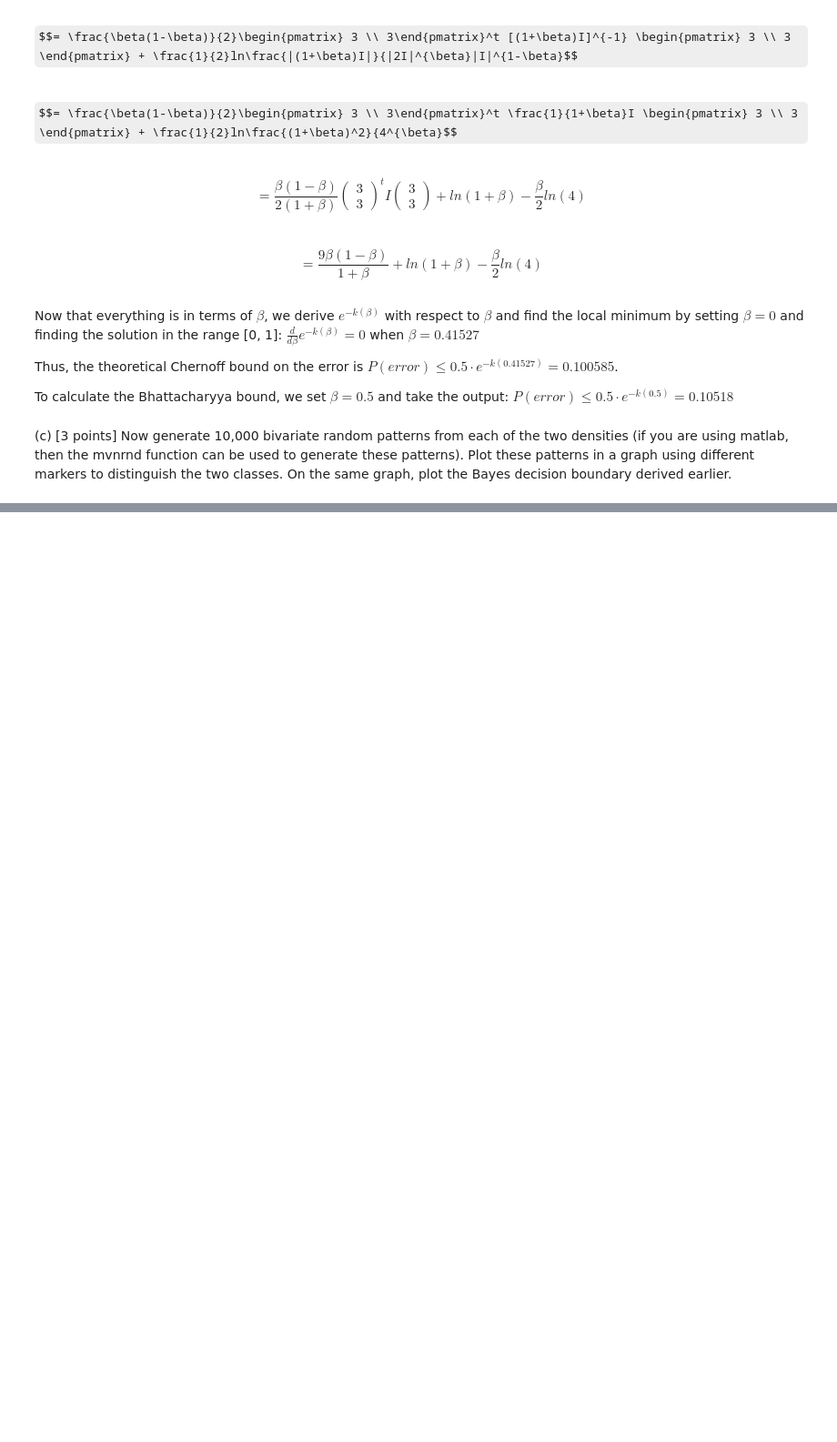
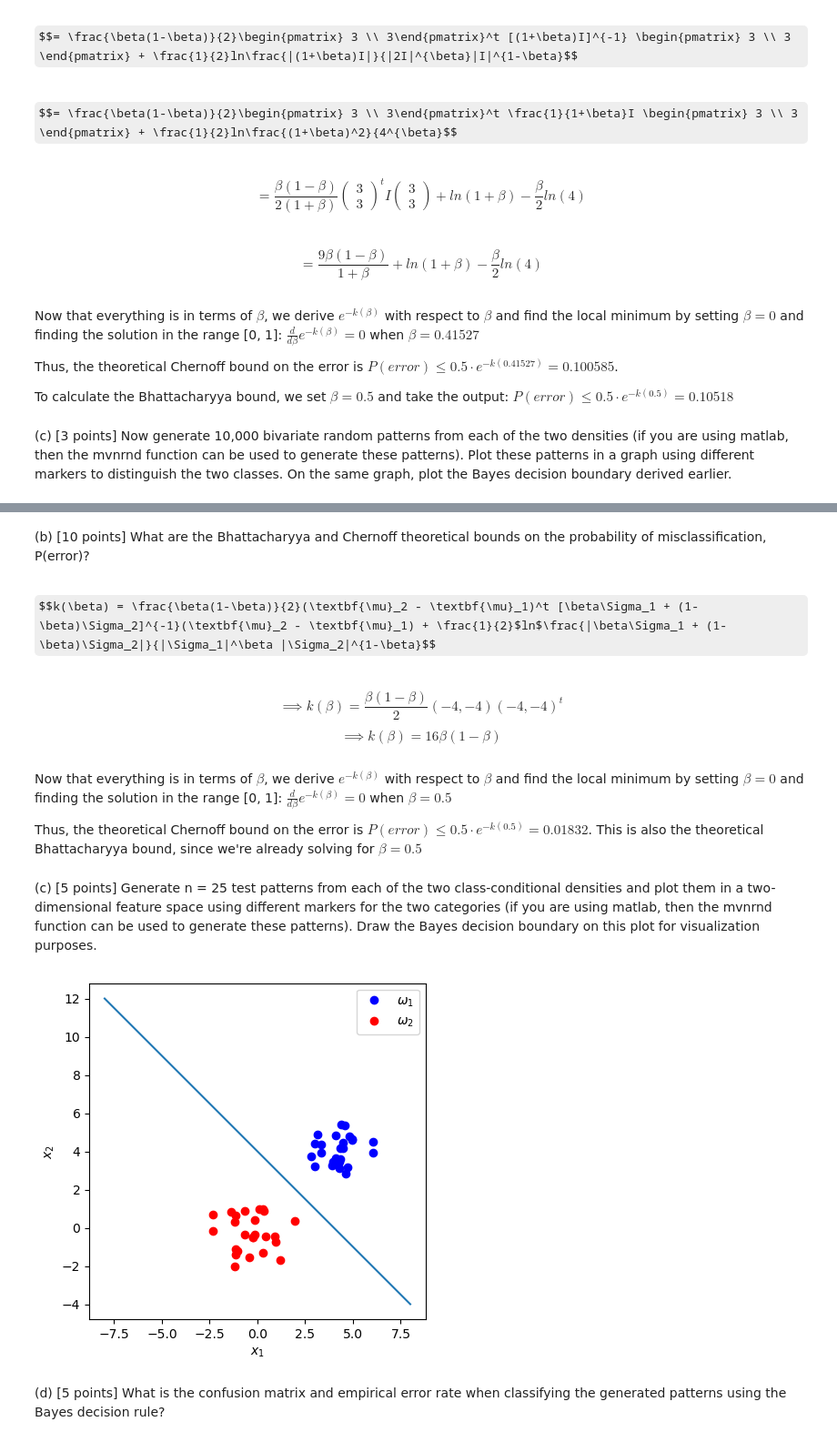
Before and after one commit to rikipls/CSE-802-Homework, a Jupyter notebook: hw3/hw3.ipynb, the cells around one changed output, grey strips where cells are left out. Shown: that part at 91% size. Drawn from its saved outputs; the diff is of its cells as text; code cells hidden in the pictures; some formulas as TeX source; blank space fills up the shorter version.

```diff
--- a/hw3/hw3.ipynb
+++ b/hw3/hw3.ipynb
@@ -96,0 +227,39 @@ plt.show()
+# %% [markdown]
+(b) [10 points] What are the Bhattacharyya and Chernoff theoretical bounds on the probability of misclassification, P(error)?
+# %% [markdown]
+$$k(\beta) = \frac{\beta(1-\beta)}{2}(\textbf{\mu}_2 - \textbf{\mu}_1)^t [\beta\Sigma_1 + (1-\beta)\Sigma_2]^{-1}(\textbf{\mu}_2 - \textbf{\mu}_1) + \frac{1}{2}$ln$\frac{|\beta\Sigma_1 + (1-\beta)\Sigma_2|}{|\Sigma_1|^\beta |\Sigma_2|^{1-\beta}$$
+# %% [markdown]
+$$\implies k(\beta) = \frac{\beta(1-\beta)}{2}(-4, -4)(-4, -4)^t$$
+$$\implies k(\beta) = 16\beta(1-\beta)$$
+# %% [markdown]
+Now that everything is in terms of $\beta$, we derive $e^{-k(\beta)}$ with respect to $\beta$ and find the local minimum by setting $\beta = 0$ and finding the solution in the range [0, 1]:
+$\frac{d}{d\beta}e^{-k(\beta)} = 0$ when $\beta = 0.5$
+
+Thus, the theoretical Chernoff bound on the error is $P(error) \leq 0.5 \cdot e^{-k(0.5)} = 0.01832$.
+This is also the theoretical Bhattacharyya bound, since we're already solving for $\beta = 0.5$
+# %% [markdown]
+(c) [5 points] Generate n = 25 test patterns from each of the two class-conditional densities and plot them in a two-dimensional feature space using different markers for the two categories (if you are using matlab, then the mvnrnd function can be used to generate these patterns). Draw the Bayes decision boundary on this plot for visualization purposes.
+# %%
+class_1_mean = np.array([4, 4])
+class_2_mean = np.array([0, 0])
+
+covariance = np.identity(2)
+
+class_1_sample = np.random.multivariate_normal(mean=class_1_mean, cov=covariance, size=25)
+class_2_sample = np.random.multivariate_normal(mean=class_2_mean, cov=covariance, size=25)
+
+plt.plot(class_1_sample[:,0], class_1_sample[:,1], 'bo', label=r'$\omega_1$')
+plt.plot(class_2_sample[:,0], class_2_sample[:,1], 'ro', label=r'$\omega_2$')
+
+x = np.linspace(-8, 8, 100)
+y = -x + 4
+plt.plot(x, y)
+plt.gca().set_aspect('equal')
+plt.xlabel(r'$x_1$')
+plt.ylabel(r'$x_2$')
+plt.legend()
+plt.show()
+# %% [output]
+[figure, added]
+# %% [markdown]
+(d) [5 points] What is the confusion matrix and empirical error rate when classifying the generated patterns using the Bayes decision rule?
```
Also changed, not shown: parts of 21 cells of this notebook.
